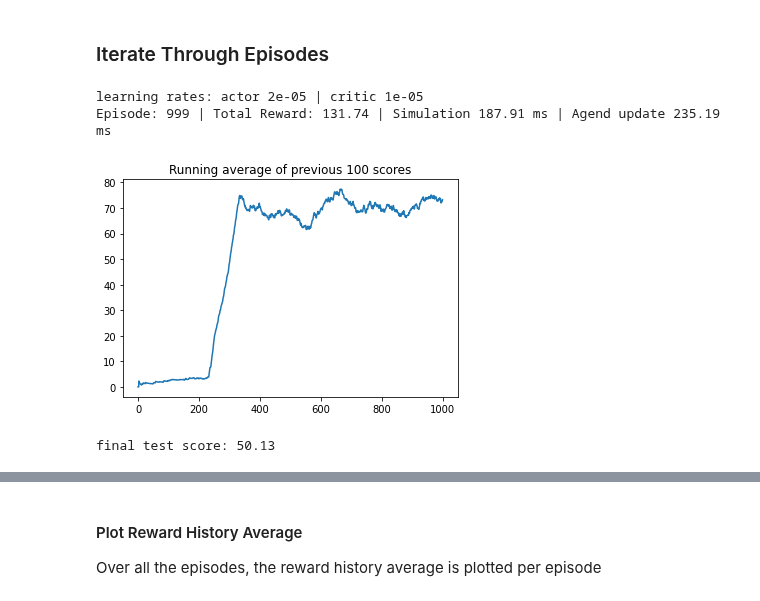
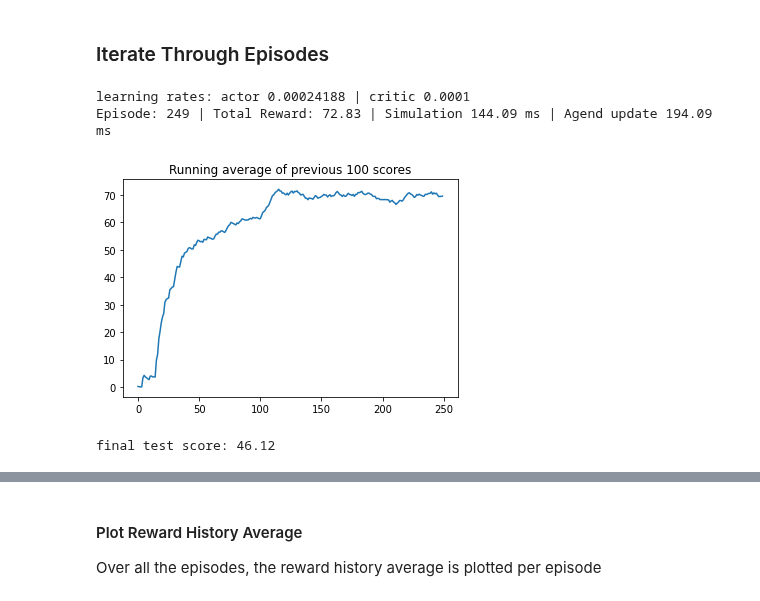
Before and after one commit to Sven-J-Steinert/Rocket-Hopper-DDPG, a Jupyter notebook: ddpg.ipynb, the cells around one changed output, grey strips where cells are left out. Saved outputs shown, nothing was run; the diff lists cells and outputs as text; code cells hidden in the pictures.

```diff
--- a/ddpg.ipynb
+++ b/ddpg.ipynb
@@ -481,11 +481,11 @@ def train(logging = False):
             noise = exploration_noise.generate()
             action_with_noise = action + noise
             # Clip the action if necessary
-            action = np.clip(action_with_noise, min_action, max_action)
+            action_with_noise = np.clip(action_with_noise, min_action, max_action)
 
             #action = np.array([7]) # test full throttle
 
-            y, reward, done, info = env.step(action)
+            y, reward, done, info = env.step(action_with_noise,raw=action)
 
             if logging:
 
@@ -501,7 +501,7 @@ def train(logging = False):
 
             total_reward += reward
             # if render and i >= render_interval : env.render()
-            agent.replay_buffer.push((state, y, action, reward, float(done)))
+            agent.replay_buffer.push((state, y, action_with_noise, reward, float(done)))
 
             state = y
 
@@ -530,7 +530,7 @@ def train(logging = False):
 def test(agent,logging=False):
 
     all_test_reward = 0
-    test_iteration=1000
+    test_iteration=100
     ep_r = 0
 
     env.reset()
@@ -543,9 +543,10 @@ def test(agent,logging=False):
         log = np.zeros((8,MAX_TIME_STEPS))
 
         for t in range(MAX_TIME_STEPS):
+
             action = agent.select_action(state)
             action = map(action, -1, 1, min_action, max_action)
-            y, reward, done, info = env.step(np.float32(action))
+            y, reward, done, info = env.step(action)
 
             if logging:
 
@@ -575,14 +576,19 @@ def test(agent,logging=False):
     else:
         return score
 # %%
-learning_rate_actor =  0.00002
-learning_rate_critic = 0.00001
+#torch.manual_seed(0)
+#np.random.seed(0)
+
+MAX_EPISODE=250
+
+learning_rate_actor =  0.00024188
+learning_rate_critic = 0.0001
 
 agent, log, score_hist = train(logging=True)
 plot_learning_curve(range(len(score_hist)), score_hist)
 logs = test(agent,logging=True)
 # %% [output]
-learning rates: actor 2e-05 | critic 1e-05
-Episode: 999 | Total Reward: 131.74 | Simulation 187.91 ms | Agend update 235.19 ms
+learning rates: actor 0.00024188 | critic 0.0001
+Episode: 249 | Total Reward: 72.83 | Simulation 144.09 ms | Agend update 194.09 ms
-[figure, old version]
+[figure, new version]
-final test score: 50.13
+final test score: 46.12
```
Also changed, not shown: parts of 3 cells of this notebook, 12 other files.
